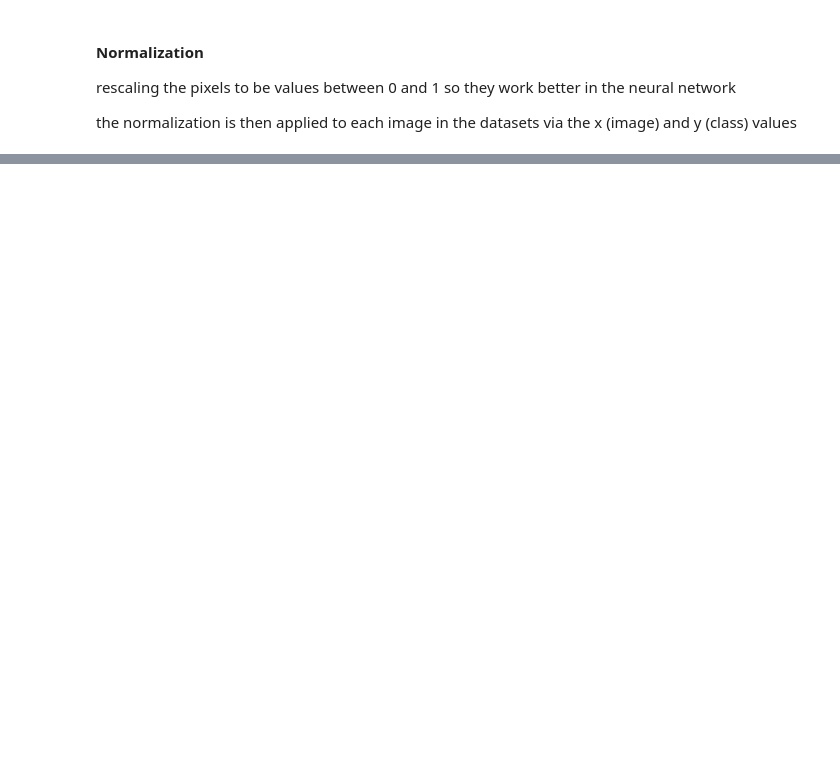
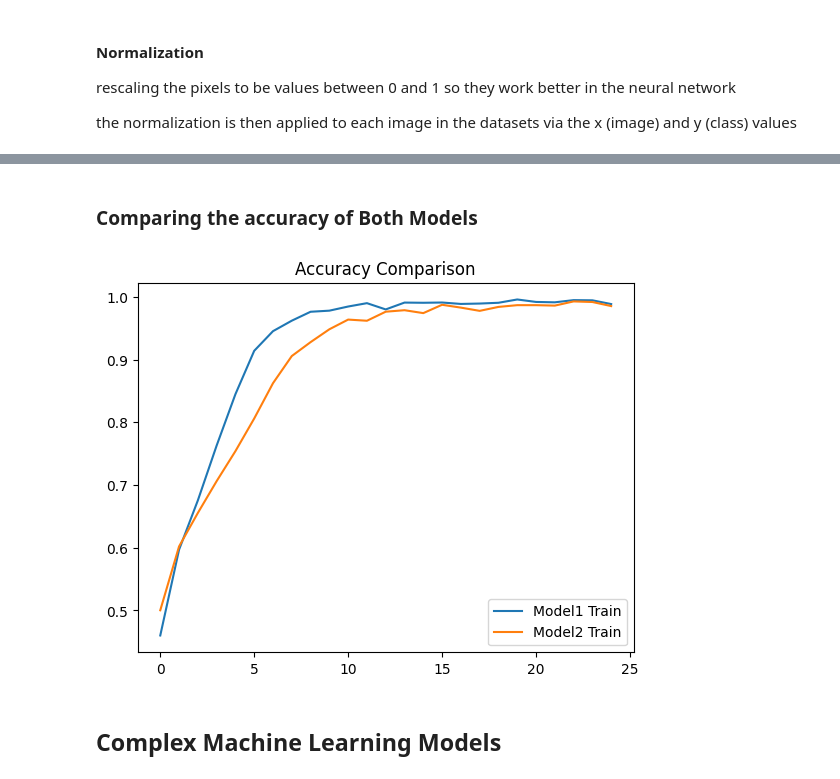
Before and after one commit to Matthew-Riddell/Machine-Learning-CA3, a Jupyter notebook: Machine-Learning_CA3_Notebook.ipynb, the cells around one changed output, grey strips where cells are left out. Saved outputs shown, nothing was run; the diff lists cells and outputs as text; code cells hidden in the pictures; blank space fills up the shorter version.

Commit message:
Simple CNN Model + Extended CNN Model
Simple CNN Model
Extended CNN Model with extra layer

Both trained on 25 epoch and 0.001 learning rate

```diff
--- a/Machine-Learning_CA3_Notebook.ipynb
+++ b/Machine-Learning_CA3_Notebook.ipynb
@@ -76,0 +146,9 @@ test_data = test_data.map(lambda x, y: (normalization(x), y))
+# %%
+# https://www.tensorflow.org/api_docs/python/tf/keras/Model
+# https://www.tensorflow.org/api_docs/python/tf/keras/optimizers/Adam
+
+model1.compile(
+    optimizer='adam',
+    loss='sparse_categorical_crossentropy',
+    metrics=['accuracy']
+)
@@ -76,0 +157,2 @@ test_data = test_data.map(lambda x, y: (normalization(x), y))
+# %%
+history1 = model1.fit(train_data, epochs=25)
@@ -76,0 +264,9 @@ test_data = test_data.map(lambda x, y: (normalization(x), y))
+# %%
+# https://www.tensorflow.org/api_docs/python/tf/keras/Model
+# https://www.tensorflow.org/api_docs/python/tf/keras/optimizers/Adam
+
+model2.compile(
+    optimizer='adam',
+    loss='sparse_categorical_crossentropy',
+    metrics=['accuracy']
+)
@@ -76,0 +275,2 @@ test_data = test_data.map(lambda x, y: (normalization(x), y))
+# %%
+history2 = model2.fit(train_data, epochs=25)
@@ -76,0 +311,13 @@ test_data = test_data.map(lambda x, y: (normalization(x), y))
+# %% [markdown]
+### Comparing the accuracy of Both Models
+# %%
+plt.plot(history1.history['accuracy'], label='Model1 Train')
+plt.plot(history2.history['accuracy'], label='Model2 Train')
+
+plt.legend()
+plt.title("Accuracy Comparison")
+plt.show()
+# %% [output]
+[figure, added]
+# %% [markdown]
+## Complex Machine Learning Models
```
Also changed, not shown: parts of 24 cells of this notebook.
